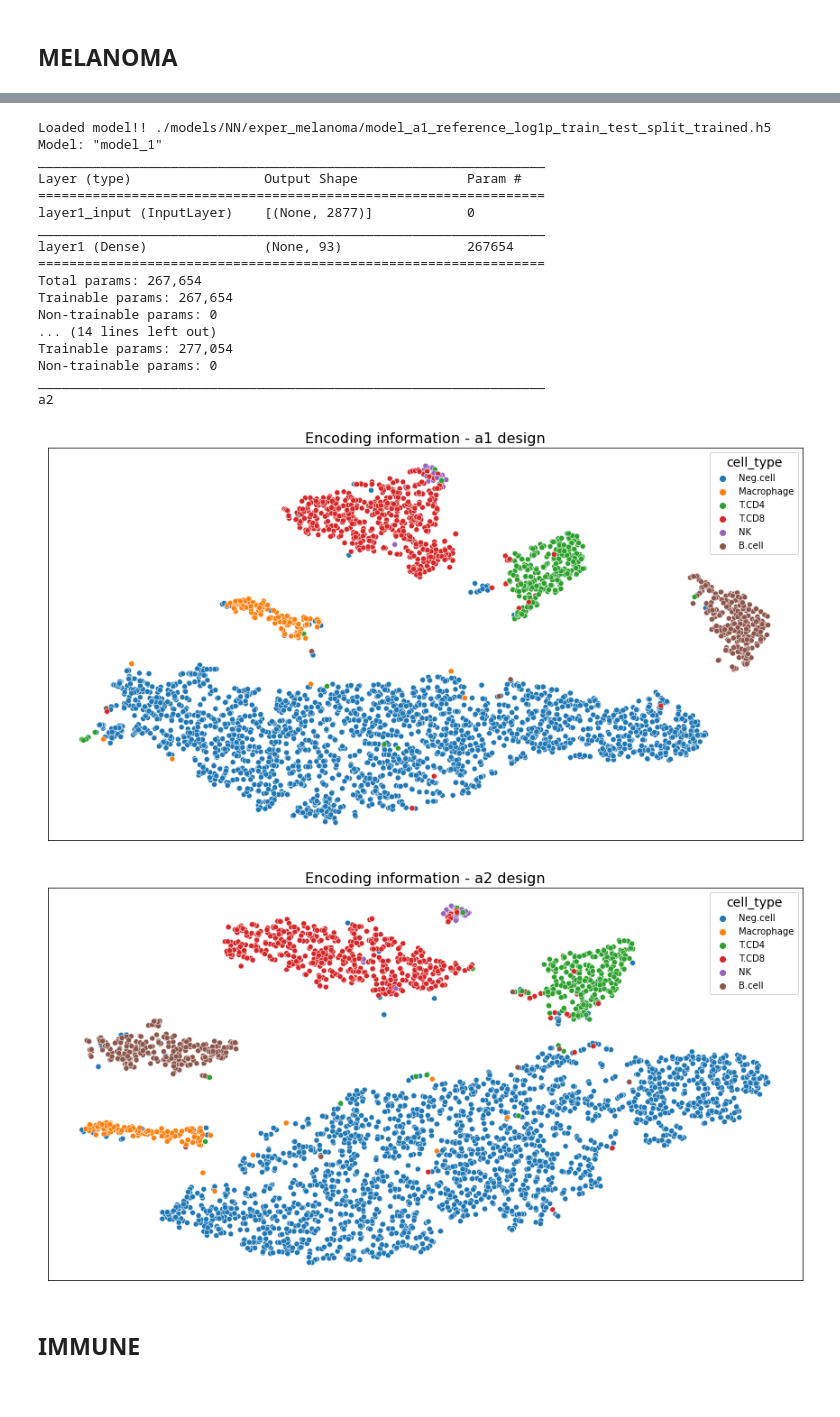
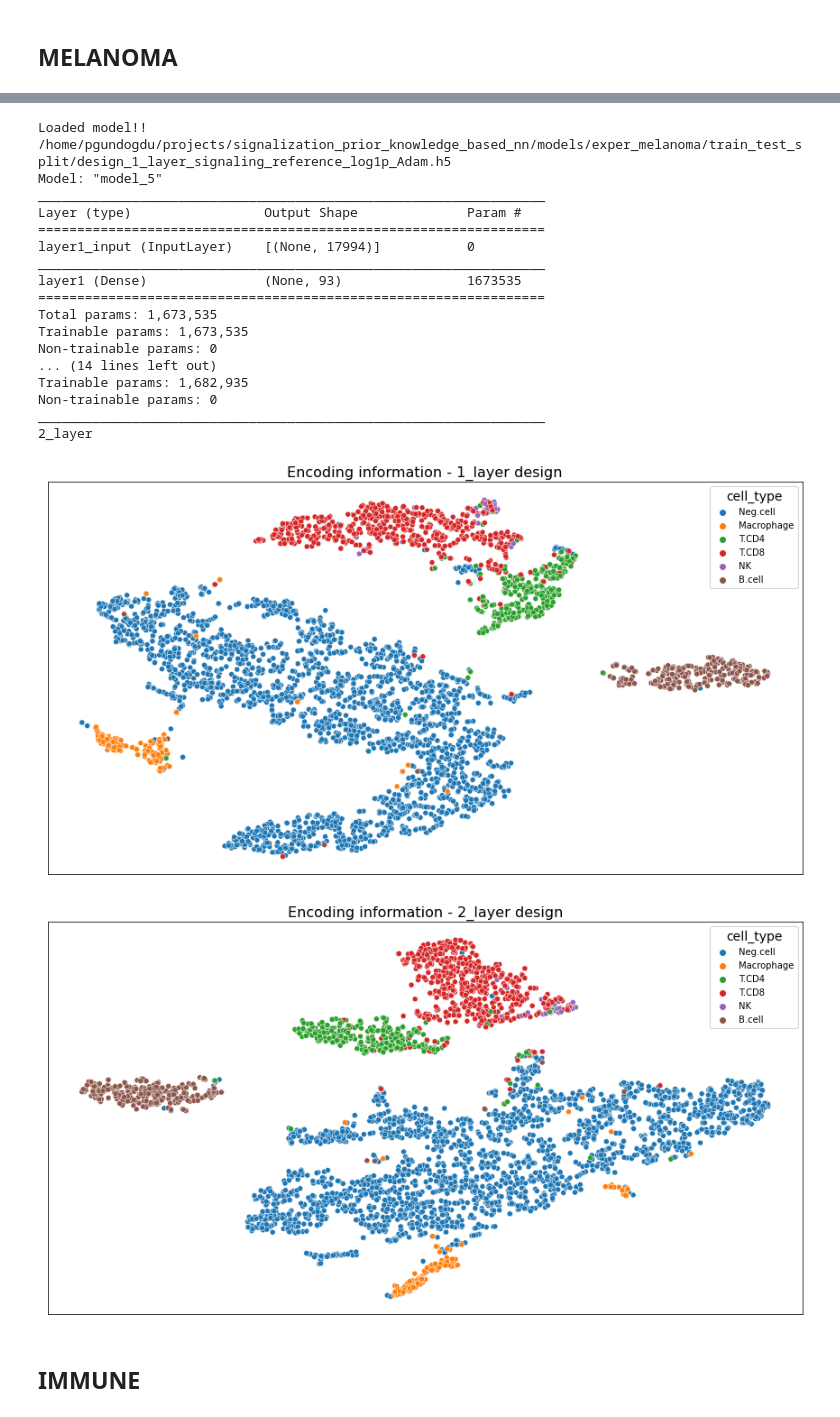
Before and after one commit to pelingundogdu/signalization_prior_knowledge_based_nn, a Jupyter notebook: notebooks/7.0-pg-encoding.ipynb, the cells around one changed output, grey strips where cells are left out. Cells and saved outputs as stored; diff of their text form; code cells hidden in the pictures.

```diff
--- a/notebooks/7.0-pg-encoding.ipynb
+++ b/notebooks/7.0-pg-encoding.ipynb
@@ -85,0 +88,7 @@ shape of feature and traget dataset, feature dataset, (3412, 2877), target colum
+# %%
+split = 'train_test_split'
+experiment = 'exper_melanoma'
+
+loc_read = os.path.join(src.DIR_MODELS, experiment, split)
+for i in glob.glob(os.path.join(loc_read, 'design*_layer_signaling*')):
+    print(i)
@@ -86,46 +98,49 @@ shape of feature and traget dataset, feature dataset, (3412, 2877), target colum
 # %%
 np.random.seed(91)
-for i_design in ['a1','a2']:
+
+
+for i_design in ['1_layer','2_layer']:
+
 #     design = 'a1'
-    _, model_encoding = src.loading_model('./models/NN/exper_melanoma/model_'+i_design+'_reference_log1p_train_test_split_trained.h5', -1)
+    _, model_encoding = src.loading_model( glob.glob(os.path.join(loc_read, 'design_'+i_design+'_signaling*'))[0], -1)
     model_encoding.summary()
     print(i_design)
 
     encoding = model_encoding.predict(X)
     tsne = TSNE().fit_transform(encoding)
 
     df_encoding_tsne = pd.concat([pd.DataFrame(tsne, columns=['tsne1', 'tsne2']), y_ground_truth], axis=1)
 
     plt.figure(figsize=(15,8))
 
     sns.scatterplot(data=df_encoding_tsne, x='tsne1', y='tsne2', hue='cell_type')
     plt.title('Encoding information - '+i_design+' design')
 
     plt.gca().axes.get_yaxis().set_visible(False)
     plt.gca().axes.get_xaxis().set_visible(False)
     plt.savefig('./reports/encoding/exper_melanoma/mel_enc_query_'+i_design+'.png', dpi=300, bbox_inches = 'tight')
     plt.savefig('./reports/encoding/exper_melanoma/mel_enc_query_'+i_design+'.pdf', dpi=300, bbox_inches = 'tight')
     plt.savefig('./reports/encoding/exper_melanoma/mel_enc_query_'+i_design+'.svg', dpi=300, bbox_inches = 'tight')
 # %% [output]
-Loaded model!! ./models/NN/exper_melanoma/model_a1_reference_log1p_train_test_split_trained.h5
-Model: "model_1"
+Loaded model!! /home/pgundogdu/projects/signalization_prior_knowledge_based_nn/models/exper_melanoma/train_test_split/design_1_layer_signaling_reference_log1p_Adam.h5
+Model: "model_5"
 _________________________________________________________________
 Layer (type)                 Output Shape              Param #
 =================================================================
-layer1_input (InputLayer)    [(None, 2877)]            0
+layer1_input (InputLayer)    [(None, 17994)]           0
 _________________________________________________________________
-layer1 (Dense)               (None, 93)                267654
+layer1 (Dense)               (None, 93)                1673535
 =================================================================
-Total params: 267,654
-Trainable params: 267,654
+Total params: 1,673,535
+Trainable params: 1,673,535
 Non-trainable params: 0
 ... (14 lines left out)
-Trainable params: 277,054
+Trainable params: 1,682,935
 Non-trainable params: 0
 _________________________________________________________________
-a2
+2_layer
-[figure, old version]
+[figure, new version]
-[figure, old version]
+[figure, new version]
 # %%
 del(df_query)
 del(df_encoding_tsne)
```
Also changed, not shown: parts of 14 cells of this notebook, 2 other files.
